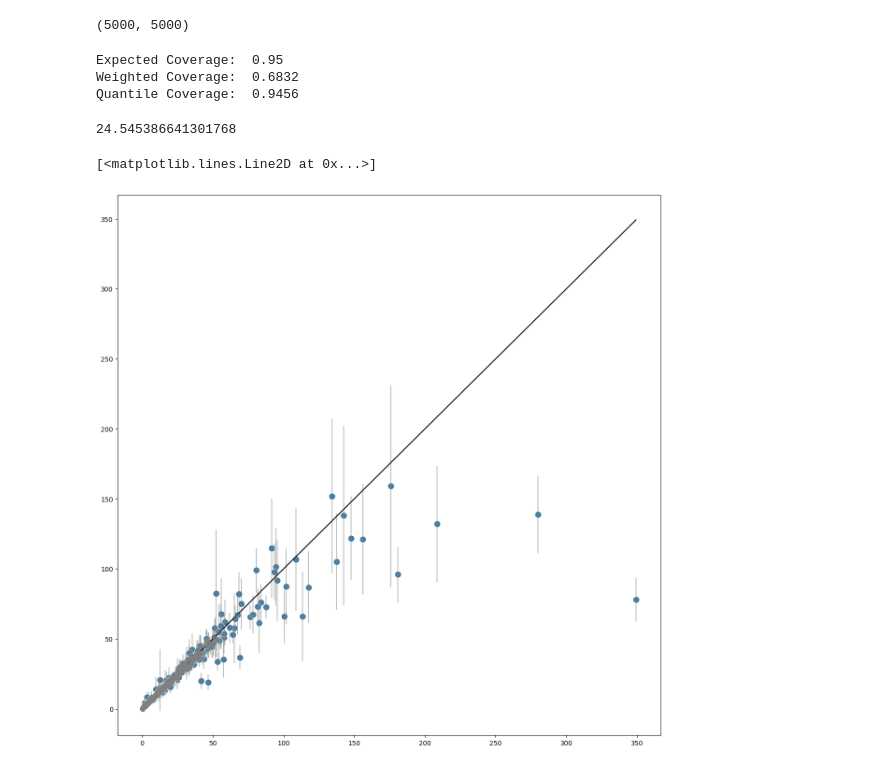
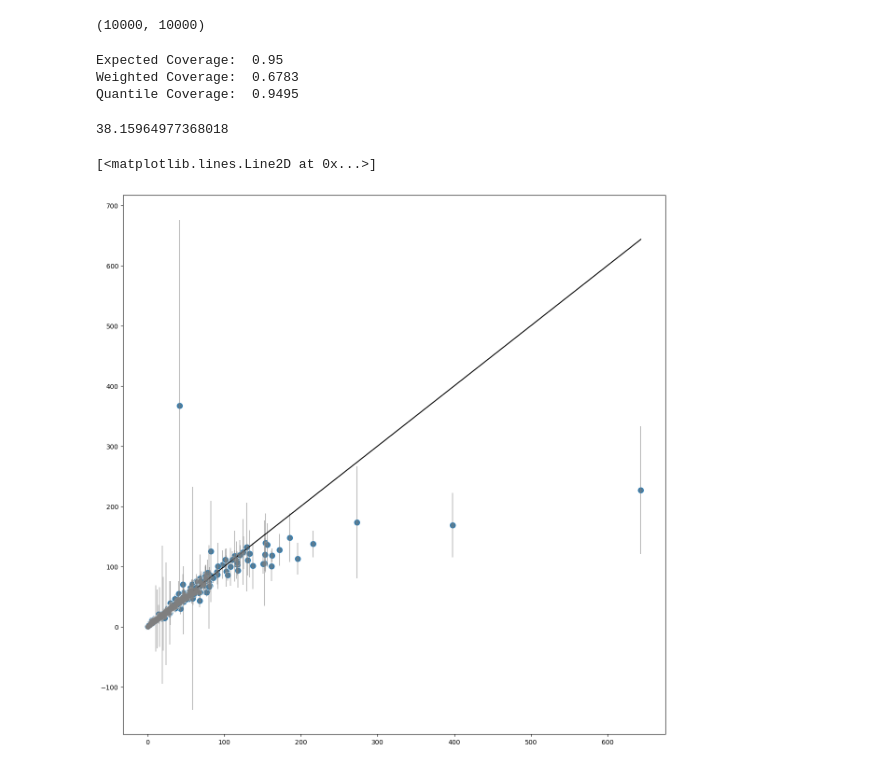
Before and after one commit to jakerhodes/RF-GAP-Python, a Jupyter notebook: test_pi.ipynb, the cells around one changed output. Drawn from its saved outputs; the diff is of its cells as text; code cells hidden in the pictures.

```diff
--- a/test_pi.ipynb
+++ b/test_pi.ipynb
@@ -12,7 +12,7 @@ from pi_test_functions import linear_sum, exponential_difference, exponential_in
 # x = dataset.data
 # y = dataset.target
 # %%
-x = np.random.multivariate_normal(np.zeros((10, )), np.eye(10), 5000)
+x = np.random.multivariate_normal(np.zeros((10, )), np.eye(10), 10000)
 y = exponential_difference(x)
 
 x_test = np.random.multivariate_normal(np.zeros((10, )), np.eye(10), 1000)
@@ -29,20 +29,20 @@ oob_pi = rf.weighted_oob_se
 # %%
 rf.proximities.shape
 # %% [output]
-(5000, 5000)
+(10000, 10000)
 # %%
 print('Expected Coverage: ', 1 - alpha)
-print('Weighted Coverage: ', rf.oob_pi_coverage)
+print('Weighted Coverage: ', rf.oob_rmse_coverage)
 print('Quantile Coverage: ', rf.q_pi_coverage)
 # print('Prox Weighted Quantile Coverage: ', rf.weighted_quantile_coverage)
 # %% [output]
 Expected Coverage:  0.95
-Weighted Coverage:  0.6832
-Quantile Coverage:  0.9456
+Weighted Coverage:  0.6783
+Quantile Coverage:  0.9495
 # %%
 rf.oob_score_
 # %% [output]
-24.545386641301768
+38.15964977368018
 # %%
 # plt.figure(figsize=(8, 8))
 # plt.scatter(x, rf.oob_prediction_, label='OOB Predictions', s = 0.5)
@@ -51,16 +51,16 @@ rf.oob_score_
 # %%
 # Need a metric that relates coverage to how far off the predictions are at OOB level
 # Need to check out PIs for new points
 
 plt.figure(figsize=(15, 15))
 sns.scatterplot(x = y, y = rf.oob_prediction_, s = 100)
-plt.errorbar(y, rf.oob_prediction_, yerr = rf.weighted_oob_se, c = 'gray', alpha = 0.5, fmt = 'o')
+plt.errorbar(y, rf.oob_prediction_, yerr = rf.weighted_oob_rmse, c = 'gray', alpha = 0.5, fmt = 'o')
 plt.plot(np.linspace(np.min(y), np.max(y)), np.linspace(np.min(y), np.max(y)), c = 'black')
 # plt.scatter(y, rf.lb, c = 'red')
 # plt.scatter(y, rf.ub, c = 'blue')
 # %% [output]
 [<matplotlib.lines.Line2D at 0x...>]
-[figure, old version]
+[figure, new version]
 # %%
 plt.figure(figsize=(15, 15))
 sns.scatterplot(x = y, y = rf.oob_prediction_, s = 15)
```
Also changed, not shown: parts of 23 cells of this notebook, 1 other file.
